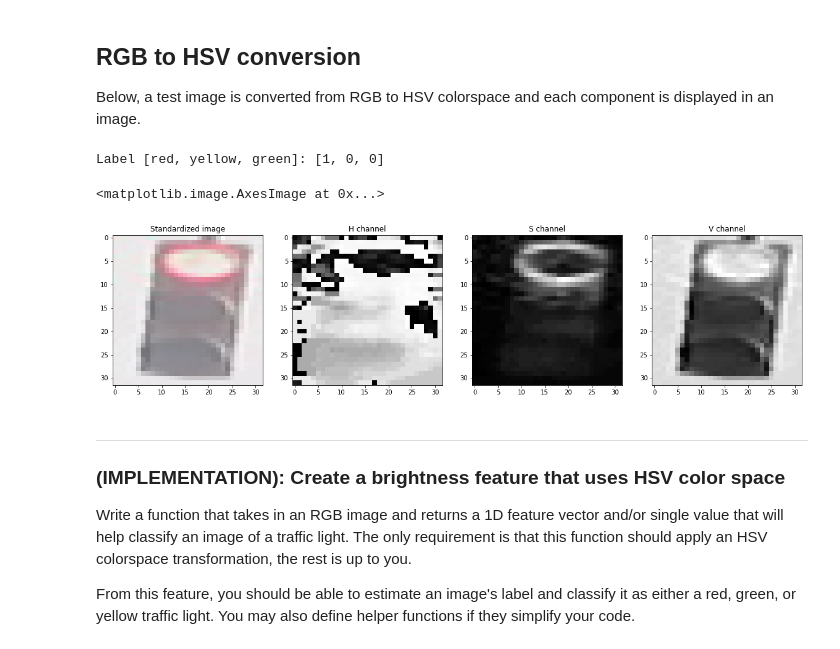
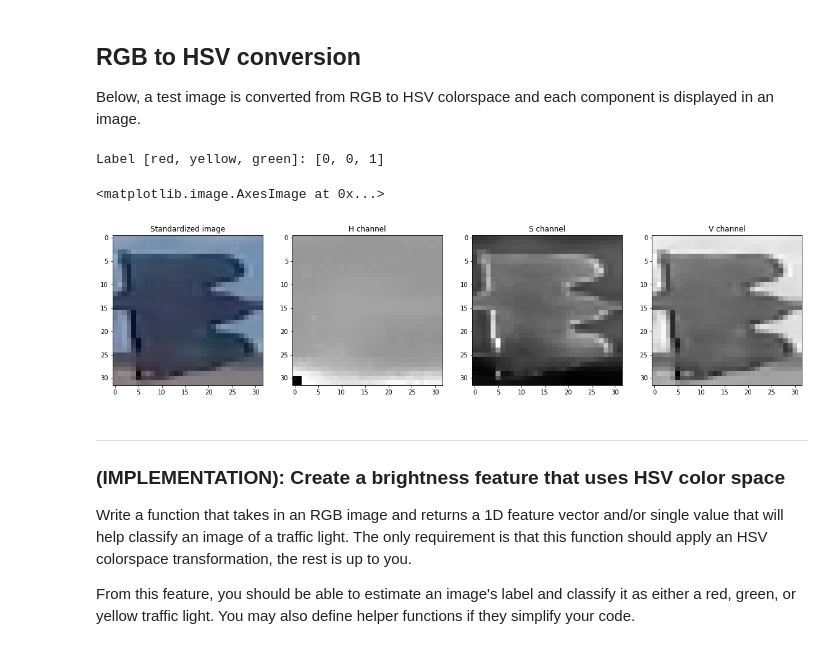
Before and after one commit to daamanmeet/Traffic-Light-Classifier-using-opencv, a Jupyter notebook: Traffic_Light_Classifier.ipynb, the cells around one changed output. Saved outputs shown, nothing was run; the diff lists cells and outputs as text; code cells hidden in the pictures.

```diff
--- a/Traffic_Light_Classifier.ipynb
+++ b/Traffic_Light_Classifier.ipynb
@@ -288,36 +301,36 @@ Below, a test image is converted from RGB to HSV colorspace and each component i
 # %%
 # Convert and image to HSV colorspace
 # Visualize the individual color channels
 
-image_num = 0
+image_num = 1000
 test_im = STANDARDIZED_LIST[image_num][0]
 test_label = STANDARDIZED_LIST[image_num][1]
 
 # Convert to HSV
 hsv = cv2.cvtColor(test_im, cv2.COLOR_RGB2HSV)
 
 # Print image label
 print('Label [red, yellow, green]: ' + str(test_label))
 
 # HSV channels
 h = hsv[:,:,0]
 s = hsv[:,:,1]
 v = hsv[:,:,2]
 
 # Plot the original image and the three channels
 f, (ax1, ax2, ax3, ax4) = plt.subplots(1, 4, figsize=(20,10))
 ax1.set_title('Standardized image')
 ax1.imshow(test_im)
 ax2.set_title('H channel')
 ax2.imshow(h, cmap='gray')
 ax3.set_title('S channel')
 ax3.imshow(s, cmap='gray')
 ax4.set_title('V channel')
 ax4.imshow(v, cmap='gray')
 # %% [output]
-Label [red, yellow, green]: [1, 0, 0]
+Label [red, yellow, green]: [0, 0, 1]
 <matplotlib.image.AxesImage at 0x...>
-[figure, old version]
+[figure, new version]
 # %% [markdown]
 ---
 <a id='task7'></a>
```
Also changed, not shown: parts of 16 cells of this notebook.
